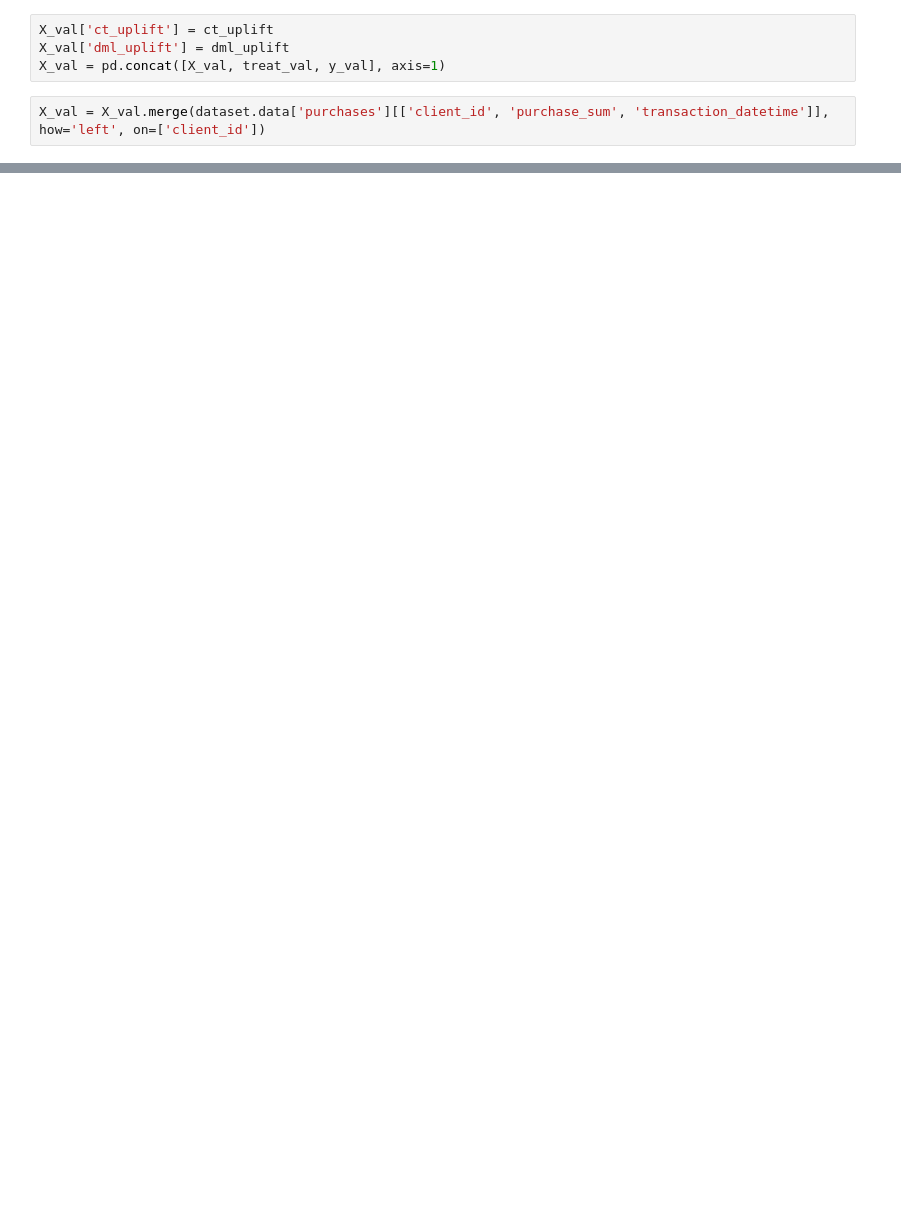
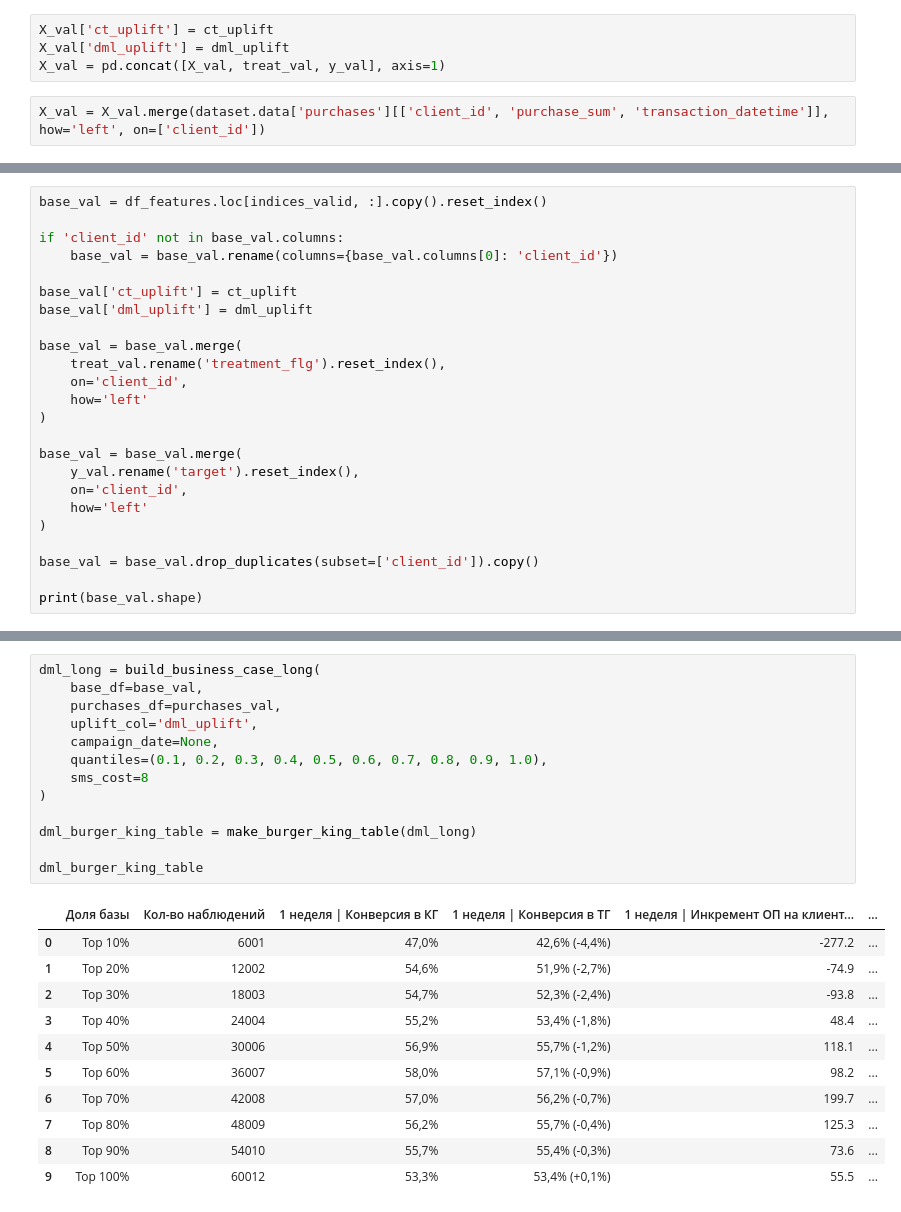
Before and after one commit to Romashka8/UpliftNinja, a Jupyter notebook: business-case.ipynb, the cells around one changed output, grey strips where cells are left out. Drawn from its saved outputs; the diff is of its cells as text; blank space fills up the shorter version.

Commit message:
🟨feat: updated case

```diff
--- a/business-case.ipynb
+++ b/business-case.ipynb
@@ -681,0 +396,24 @@ dml_burger_king_table.to_pickle('res.pkl')
+# %%
+base_val = df_features.loc[indices_valid, :].copy().reset_index()
+
+if 'client_id' not in base_val.columns:
+    base_val = base_val.rename(columns={base_val.columns[0]: 'client_id'})
+
+base_val['ct_uplift'] = ct_uplift
+base_val['dml_uplift'] = dml_uplift
+
+base_val = base_val.merge(
+    treat_val.rename('treatment_flg').reset_index(),
+    on='client_id',
+    how='left'
+)
+
+base_val = base_val.merge(
+    y_val.rename('target').reset_index(),
+    on='client_id',
+    how='left'
+)
+
+base_val = base_val.drop_duplicates(subset=['client_id']).copy()
+
+print(base_val.shape)
@@ -681,0 +440,25 @@ dml_burger_king_table.to_pickle('res.pkl')
+# %%
+dml_long = build_business_case_long(
+    base_df=base_val,
+    purchases_df=purchases_val,
+    uplift_col='dml_uplift',
+    campaign_date=None,
+    quantiles=(0.1, 0.2, 0.3, 0.4, 0.5, 0.6, 0.7, 0.8, 0.9, 1.0),
+    sms_cost=8
+)
+
+dml_burger_king_table = make_burger_king_table(dml_long)
+
+dml_burger_king_table
+# %% [output]
+|  | Доля базы | Кол-во наблюдений | 1 неделя | Конверсия в КГ | 1 неделя | Конверсия в ТГ | 1 неделя | Инкремент ОП на клиент... | ... |
+| 0 | Top 10% | 6001 | 47,0% | 42,6% (-4,4%) | -277.2 | ... |
+| 1 | Top 20% | 12002 | 54,6% | 51,9% (-2,7%) | -74.9 | ... |
+| 2 | Top 30% | 18003 | 54,7% | 52,3% (-2,4%) | -93.8 | ... |
+| 3 | Top 40% | 24004 | 55,2% | 53,4% (-1,8%) | 48.4 | ... |
+| 4 | Top 50% | 30006 | 56,9% | 55,7% (-1,2%) | 118.1 | ... |
+| 5 | Top 60% | 36007 | 58,0% | 57,1% (-0,9%) | 98.2 | ... |
+| 6 | Top 70% | 42008 | 57,0% | 56,2% (-0,7%) | 199.7 | ... |
+| 7 | Top 80% | 48009 | 56,2% | 55,7% (-0,4%) | 125.3 | ... |
+| 8 | Top 90% | 54010 | 55,7% | 55,4% (-0,3%) | 73.6 | ... |
+| 9 | Top 100% | 60012 | 53,3% | 53,4% (+0,1%) | 55.5 | ... |
```
Also changed, not shown: parts of 24 cells of this notebook.
